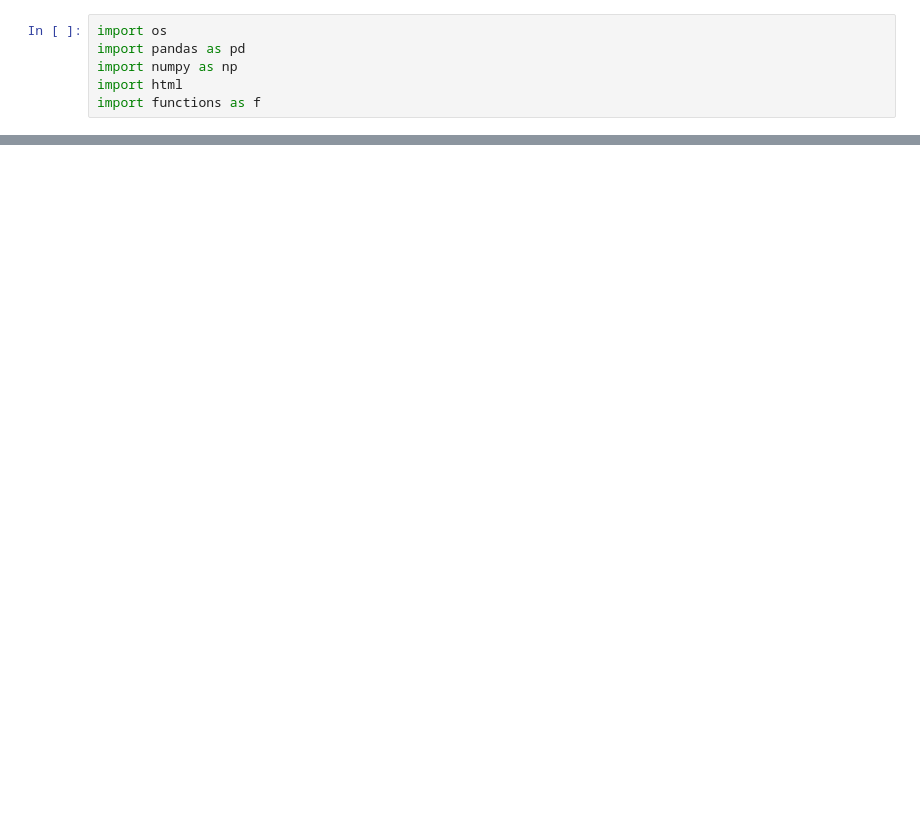
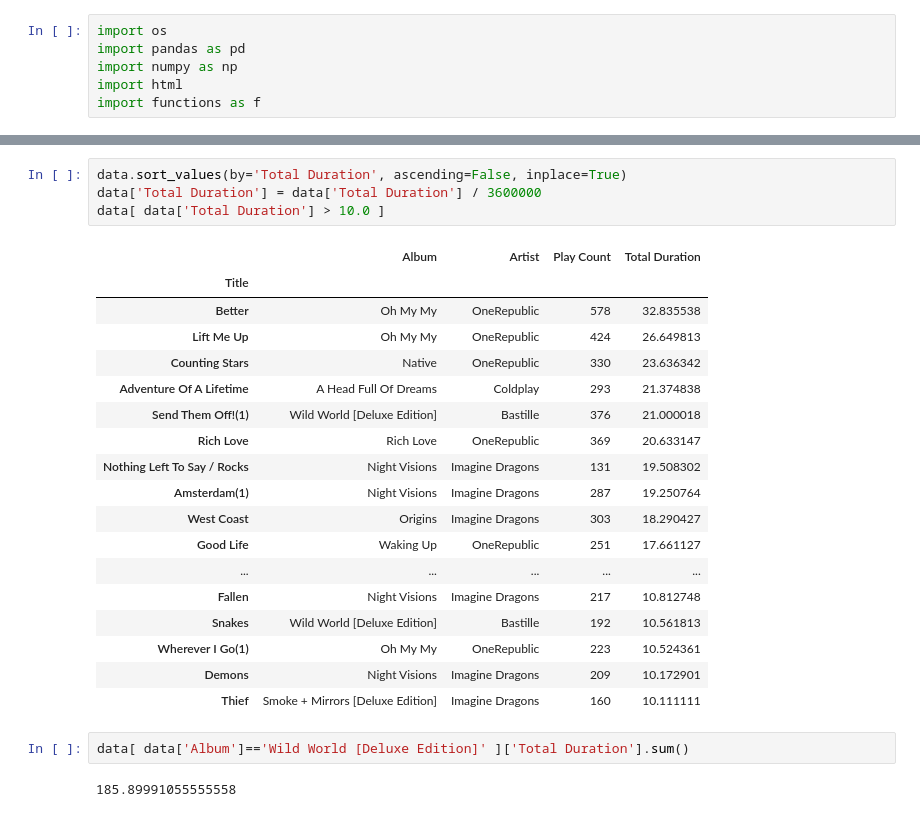
Before and after one commit to jvmohr/moosic, a Jupyter notebook: tester.ipynb, the cells around one changed output, grey strips where cells are left out. Cells and saved outputs as stored; diff of their text form; blank space fills up the shorter version.

```diff
--- a/tester.ipynb
+++ b/tester.ipynb
@@ -121,0 +149,27 @@ data2 = data['Artist'].unique()
+# %%
+data.sort_values(by='Total Duration', ascending=False, inplace=True)
+data['Total Duration'] = data['Total Duration'] / 3600000
+data[ data['Total Duration'] > 10.0 ]
+# %% [output]
+|  | Album | Artist | Play Count | Total Duration |
+| Title |  |  |  |  |
+| Better | Oh My My | OneRepublic | 578 | 32.835538 |
+| Lift Me Up | Oh My My | OneRepublic | 424 | 26.649813 |
+| Counting Stars | Native | OneRepublic | 330 | 23.636342 |
+| Adventure Of A Lifetime | A Head Full Of Dreams | Coldplay | 293 | 21.374838 |
+| Send Them Off!(1) | Wild World [Deluxe Edition] | Bastille | 376 | 21.000018 |
+| Rich Love | Rich Love | OneRepublic | 369 | 20.633147 |
+| Nothing Left To Say / Rocks | Night Visions | Imagine Dragons | 131 | 19.508302 |
+| Amsterdam(1) | Night Visions | Imagine Dragons | 287 | 19.250764 |
+| West Coast | Origins | Imagine Dragons | 303 | 18.290427 |
+| Good Life | Waking Up | OneRepublic | 251 | 17.661127 |
+| ... | ... | ... | ... | ... |
+| Fallen | Night Visions | Imagine Dragons | 217 | 10.812748 |
+| Snakes | Wild World [Deluxe Edition] | Bastille | 192 | 10.561813 |
+| Wherever I Go(1) | Oh My My | OneRepublic | 223 | 10.524361 |
+| Demons | Night Visions | Imagine Dragons | 209 | 10.172901 |
+| Thief | Smoke + Mirrors [Deluxe Edition] | Imagine Dragons | 160 | 10.111111 |
+# %%
+data[ data['Album']=='Wild World [Deluxe Edition]' ]['Total Duration'].sum()
+# %% [output]
+185.89991055555558
```
Also changed, not shown: parts of 23 cells of this notebook, 2 other files.
